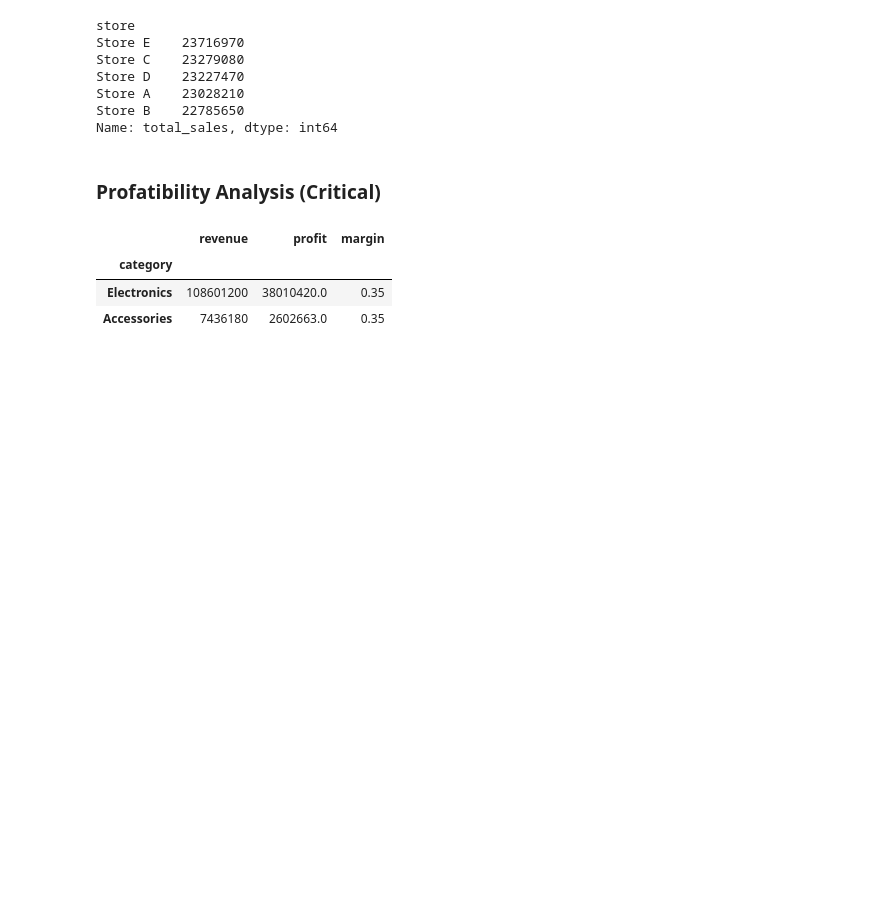
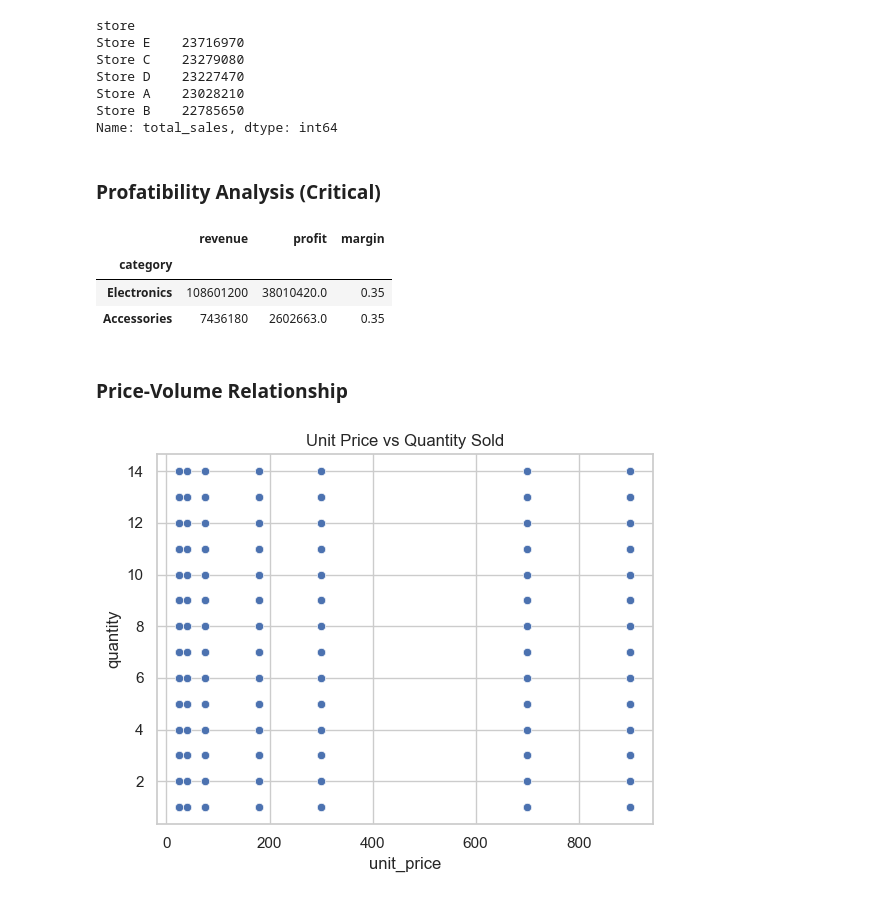
Before and after one commit to subrata-analytics/sales-performance-dashboard, a Jupyter notebook: notebooks/exploratory_analysis.ipynb, the cells around one changed output. Drawn from its saved outputs; the diff is of its cells as text; code cells hidden in the pictures; blank space fills up the shorter version.

Commit message:
Add script for price-volume relationship

```diff
--- a/notebooks/exploratory_analysis.ipynb
+++ b/notebooks/exploratory_analysis.ipynb
@@ -218,3 +218,11 @@ profit_analysis
 | category |  |  |  |
 | Electronics | 108601200 | 38010420.0 | 0.35 |
 | Accessories | 7436180 | 2602663.0 | 0.35 |
+# %% [markdown]
+### Price-Volume Relationship
+# %%
+sns.scatterplot(data=df, x="unit_price", y="quantity")
+plt.title("Unit Price vs Quantity Sold")
+plt.show()
+# %% [output]
+[figure, added]
```
